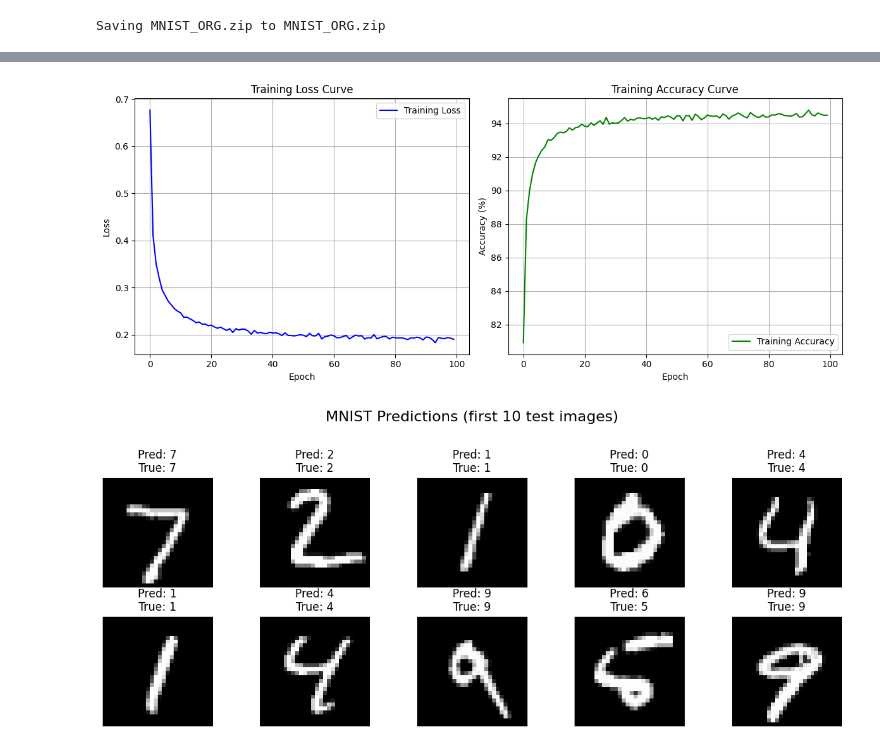
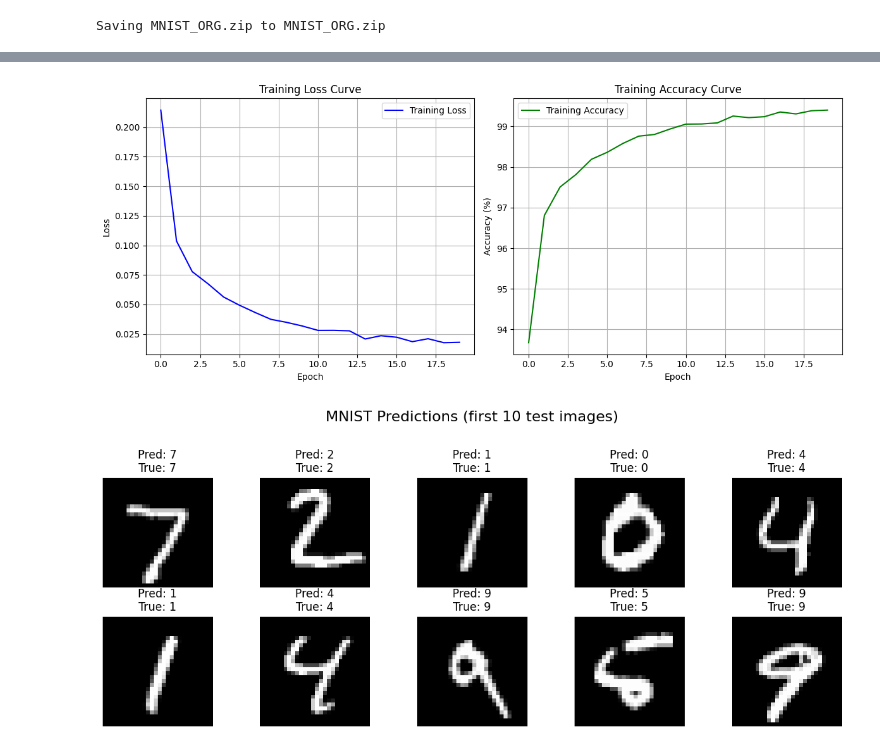
Before and after one commit to Ritikavarshney-hub/MNIST_handwritten_digit, a Jupyter notebook: pytorch_mnist.ipynb, the cells around one changed output, grey strips where cells are left out. Drawn from its saved outputs; the diff is of its cells as text; code cells hidden in the pictures.

```diff
--- a/pytorch_mnist.ipynb
+++ b/pytorch_mnist.ipynb
@@ -228,6 +232,12 @@ labels = torch.tensor(labels, dtype=torch.long)
 timages=torch.tensor(timages/255.0,dtype=torch.float32).unsqueeze(1)
 tlabels=torch.tensor(tlabels,dtype=torch.long)
 
+mean,std=images.mean(),images.std()
+
+# Standardize
+images = (images - mean) / std
+timages = (timages - mean) / std
+
 torch.manual_seed(42)
 
 device=torch.device('cuda'if torch.cuda.is_available() else 'cpu')
@@ -254,29 +264,29 @@ class two_layer_nn(nn.Module):
     super().__init__()
     self.flatten=nn.Flatten()
     self.linear_relu_stack=nn.Sequential(
-        nn.Linear(num_features,128),  # First hidden layer
-        nn.BatchNorm1d(128),
+        nn.Linear(num_features,512),  # First hidden layer
+        nn.BatchNorm1d(512),
         nn.ReLU(),
-        nn.Dropout(0.5),
-        nn.Linear(128,64), # Second hidden layer
-        nn.BatchNorm1d(64),
+        nn.Dropout(0.2),
+        nn.Linear(512,256), # Second hidden layer
+        nn.BatchNorm1d(256),
         nn.ReLU(),
-        nn.Dropout(0.6),
-        nn.Linear(64,10)
+        nn.Dropout(0.2),
+        nn.Linear(256,10)
     )
   def forward(self,x):
     x = self.flatten(x)
     return self.linear_relu_stack(x)
 
 learning_rate=0.001
-epoches=100
+epoches=20
 
 
 model=two_layer_nn(images.shape[2]*images.shape[3]) # Corrected input features
 model=model.to(device)
 loss_fn=nn.CrossEntropyLoss()
 torch.nn.utils.clip_grad_norm_(model.parameters(), max_norm=1.0)
-optimizer = torch.optim.Adam(model.parameters(), lr=learning_rate , weight_decay=1e-4)
+optimizer = torch.optim.Adam(model.parameters(), lr=learning_rate , weight_decay=1e-6)
 
 train_losses = []
 train_accuracies = []
@@ -397,2 +407,2 @@ Test loss : 0.0822, Accuracy: 97.58%
-[figure, old version]
+[figure, new version]
 [figure]
```
Also changed, not shown: parts of 3 cells of this notebook.
